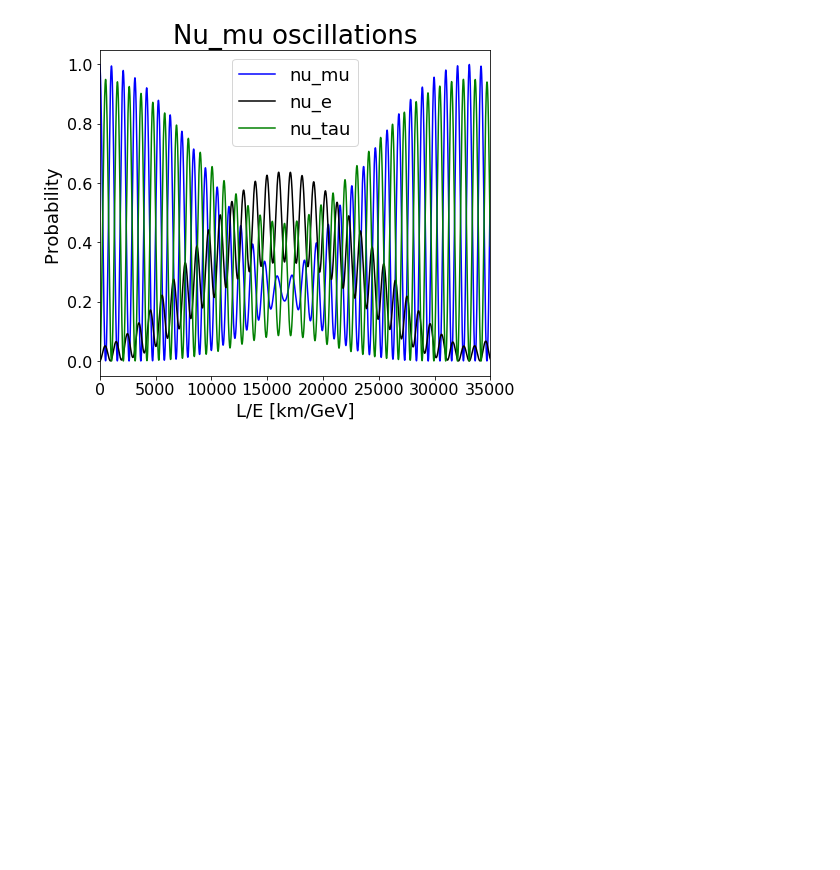
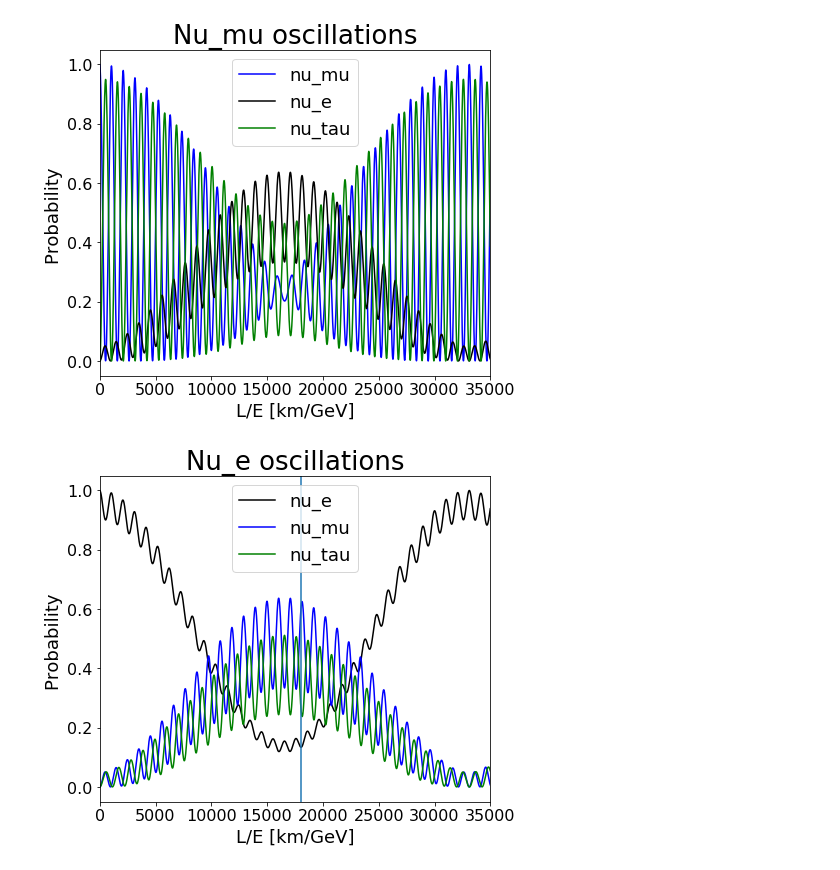
Before and after one commit to k-woodruff/PMNSnet, a Jupyter notebook: Oscillations_plots.ipynb, the cells around one changed output. Drawn from its saved outputs; the diff is of its cells as text; code cells hidden in the pictures; blank space fills up the shorter version.

```diff
--- a/Oscillations_plots.ipynb
+++ b/Oscillations_plots.ipynb
@@ -71,3 +70,19 @@ plt.show()
 # %% [output]
 [figure]
 [figure]
+# %%
+plt.figure(figsize=(7,6))
+plt.title("Nu_e oscillations",fontsize=26)
+plt.plot(vals,1-(prob_e_to_tau+prob_e_to_mu),color='k',label='nu_e')
+plt.plot(vals,prob_e_to_mu,color='b',label='nu_mu')
+plt.plot(vals,prob_e_to_tau,color='g',label='nu_tau')
+plt.legend(loc='upper center',fontsize=18)
+plt.xlabel("L/E [km/GeV]",fontsize=18)
+plt.ylabel("Probability ",fontsize=18)
+plt.xticks(fontsize=16)
+plt.yticks(fontsize=16)
+plt.xlim(0,35000)
+plt.axvline(180/0.01)
+plt.show()
+# %% [output]
+[figure, added]
```
Also changed, not shown: parts of 7 cells of this notebook.
